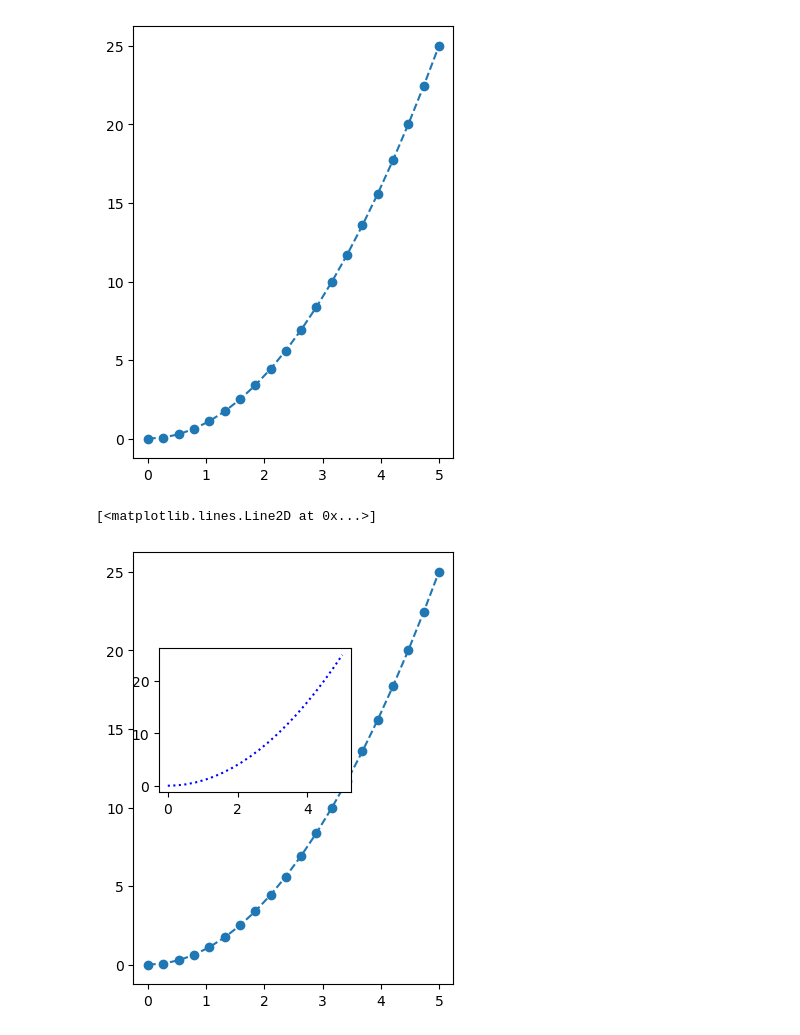
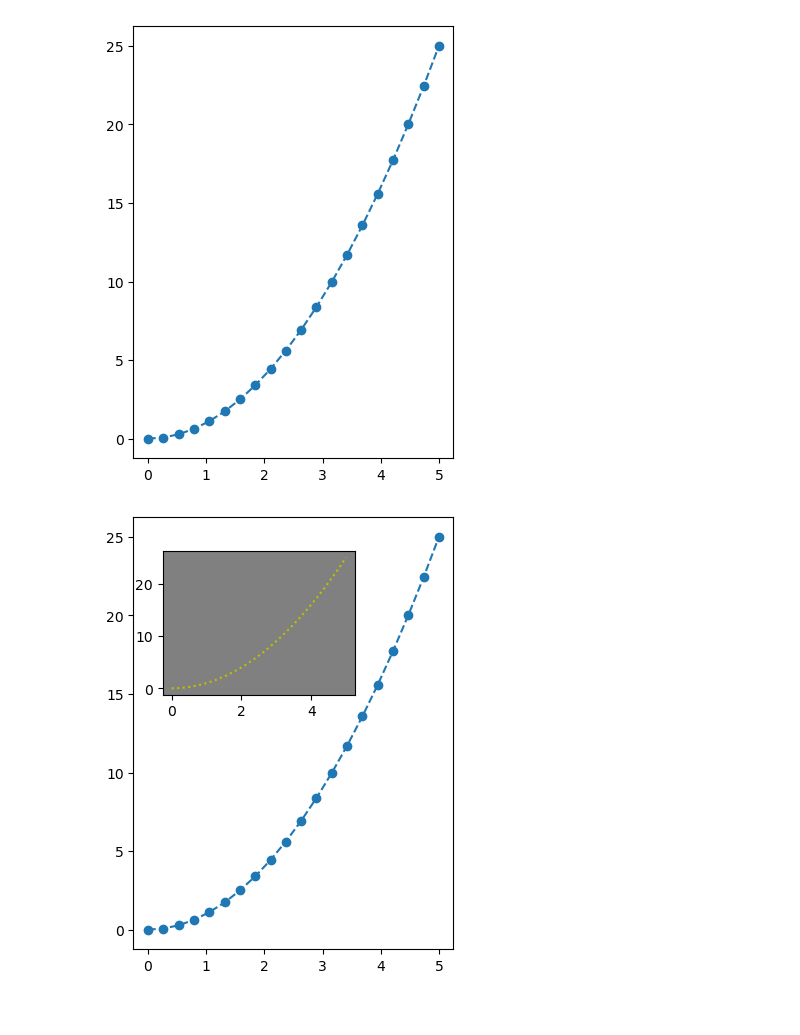
Before and after one commit to avenInk/Tools_ai, a Jupyter notebook: matplotlibSeaborn/3_objets_mat.ipynb, the cells around one changed output. Drawn from its saved outputs; the diff is of its cells as text; code cells hidden in the pictures.

```diff
--- a/matplotlibSeaborn/3_objets_mat.ipynb
+++ b/matplotlibSeaborn/3_objets_mat.ipynb
@@ -19,9 +14,12 @@ axes.plot(x,y, 'o--')
 # %%
 fig = plt.figure()
 axes = fig.add_axes([0.1, 0.1, 0.5, 0.9])
-axes2 = fig.add_axes([0.14, 0.5, 0.3, 0.3])
+axes2 = fig.add_axes([0.146, 0.63, 0.3, 0.3])
 axes.plot(x,y, 'o--')
-axes2.plot(x,y, 'b:')
+axes2.plot(x,y, 'y:')
+
+axes2.set_facecolor('gray')
+
+fig.show()
 # %% [output]
-[<matplotlib.lines.Line2D at 0x...>]
-[figure, old version]
+[figure, new version]
```
Also changed, not shown: parts of 1 cell of this notebook, 1 other file.
